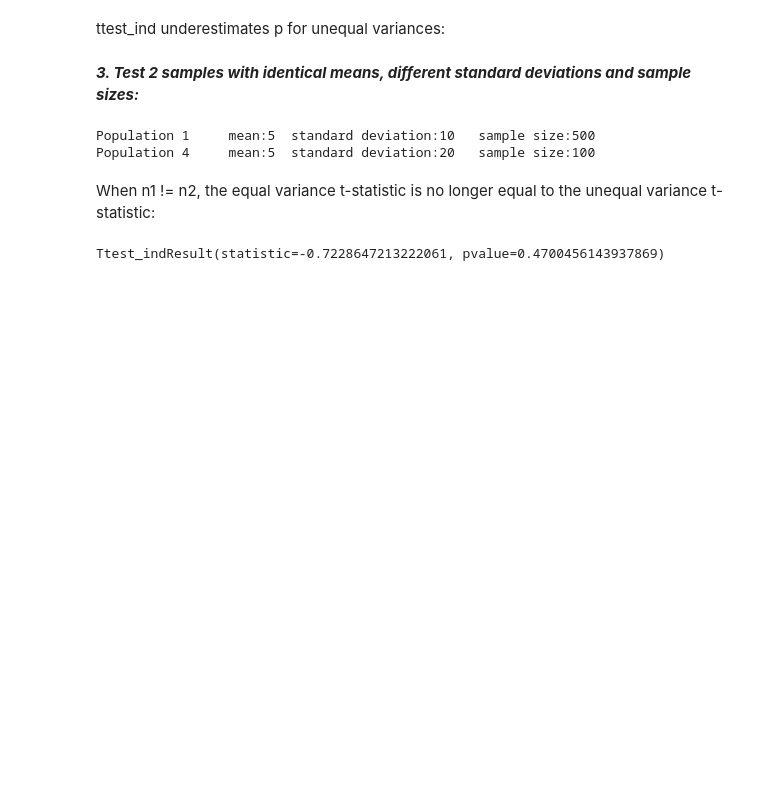
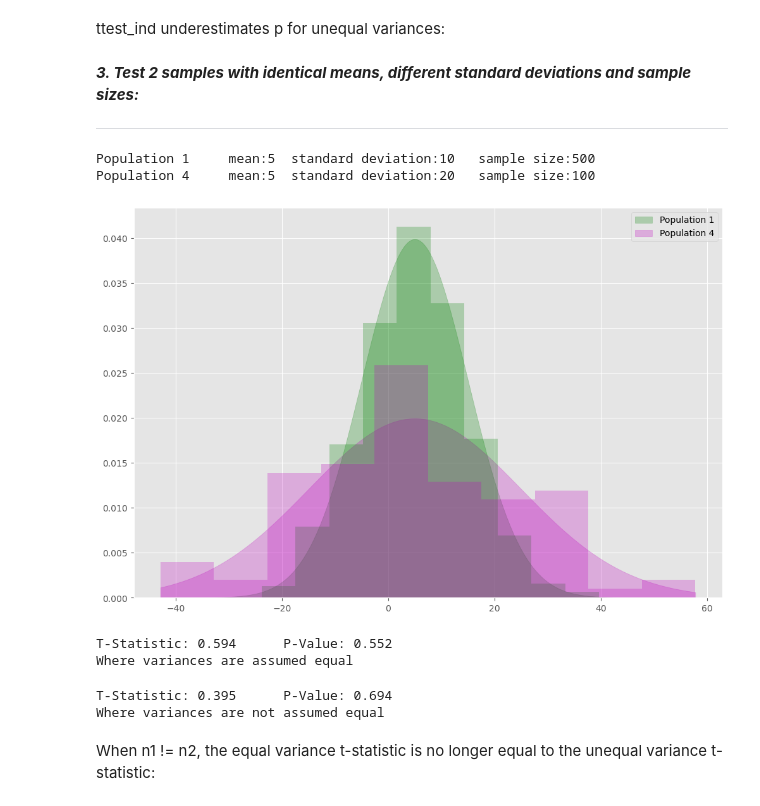
Before and after one commit to ShaneOG2/machstat-assessment, a Jupyter notebook: Practicals/Regular Tasks/Topic 1 - Statistics.ipynb, the cells around one changed output. Saved outputs shown, nothing was run; the diff lists cells and outputs as text; code cells hidden in the pictures; blank space fills up the shorter version.

Commit message:
Fixed up Statistic notebook

```diff
--- a/Practicals/Regular Tasks/Topic 1 - Statistics.ipynb
+++ b/Practicals/Regular Tasks/Topic 1 - Statistics.ipynb
@@ -503,11 +516,35 @@ Where variances are not assumed equal
 ttest_ind underestimates p for unequal variances:
 # %% [markdown]
 ***3. Test 2 samples with identical means, different standard deviations and sample sizes:***
+***
 # %%
 print(f'{pop1["pop"]}\t mean:{pop1["m"]}\t standard deviation:{pop1["s"]}\t sample size:{pop1["n"]}')
 print(f'{pop4["pop"]}\t mean:{pop4["m"]}\t standard deviation:{pop4["s"]}\t sample size:{pop4["n"]}')
 # %% [output]
 Population 1     mean:5  standard deviation:10   sample size:500
 Population 4     mean:5  standard deviation:20   sample size:100
+# %%
+# Creates an arrays of rvs from pop4
+rvs4 = randomVariables(pop4)
+# %%
+plotPop(pop1, rvs1, pop4, rvs4)
+# %% [output]
+[figure, added]
+# %%
+# Runs scipy stats individual samples t-test where variances are assumed equal
+t_13, p_13 = stats.ttest_ind(rvs1, rvs4)
+print(f"T-Statistic: {t_13:.3f}\tP-Value: {p_13:.3f}")
+print("Where variances are assumed equal")
+# %% [output]
+T-Statistic: 0.594      P-Value: 0.552
+Where variances are assumed equal
+# %%
+# Runs scipy stats individual samples t-test where variances are not assumed equal
+t_13vf, p_13vf = stats.ttest_ind(rvs1, rvs4, equal_var=False)
+print(f"T-Statistic: {t_13vf:.3f}\tP-Value: {p_13vf:.3f}")
+print("Where variances are not assumed equal")
+# %% [output]
+T-Statistic: 0.395      P-Value: 0.694
+Where variances are not assumed equal
 # %% [markdown]
 When n1 != n2, the equal variance t-statistic is no longer equal to the unequal variance t-statistic:
@@ -517,5 +550,0 @@ rvs4 = stats.norm.rvs(loc=5, scale=20, size=100, random_state=rng)
-# %%
-# Runs scipy stats individual samples t-test where variances are assumed equal
-stats.ttest_ind(rvs1, rvs4)
-# %% [output]
-Ttest_indResult(statistic=-0.7228647213222061, pvalue=0.4700456143937869)
```
Also changed, not shown: parts of 62 cells of this notebook.
